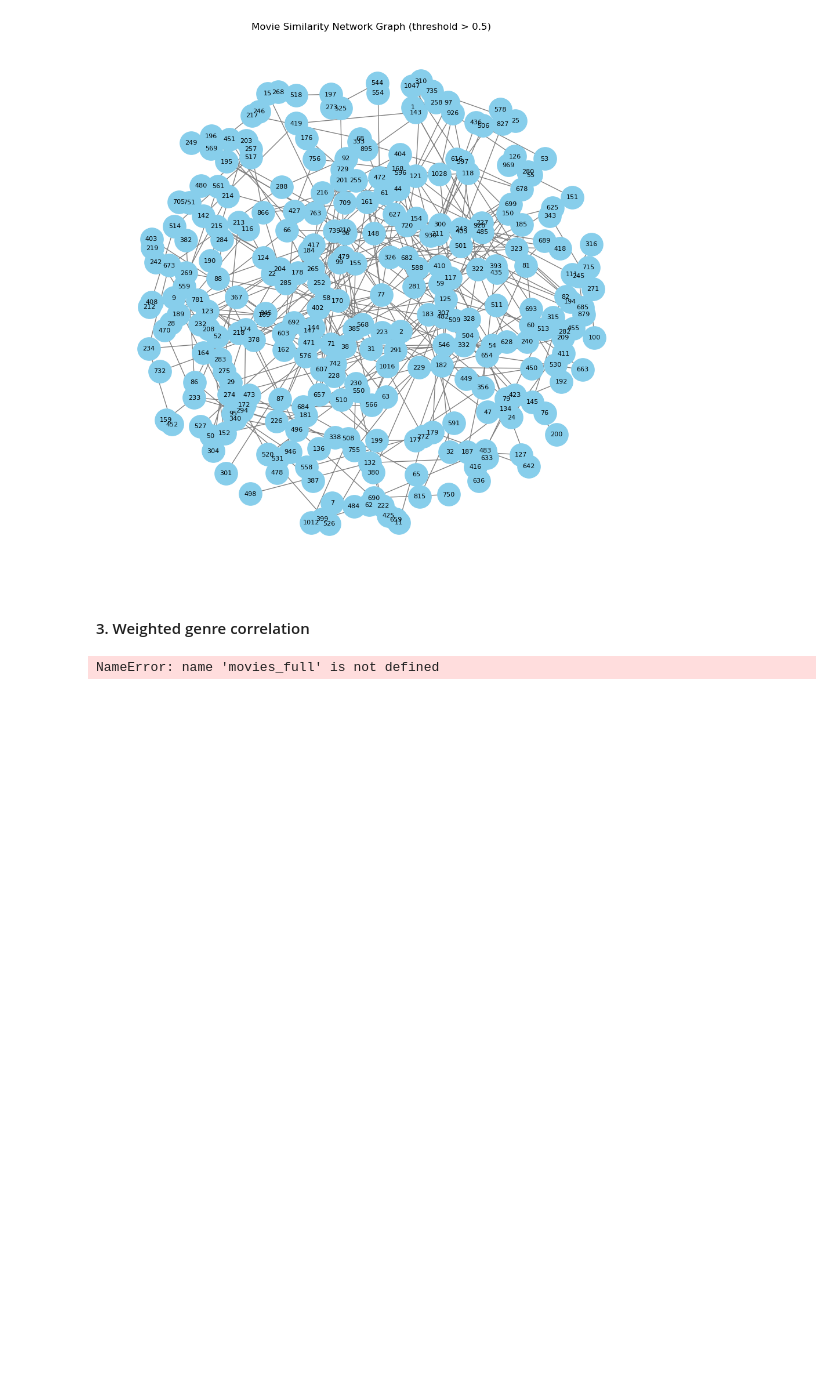
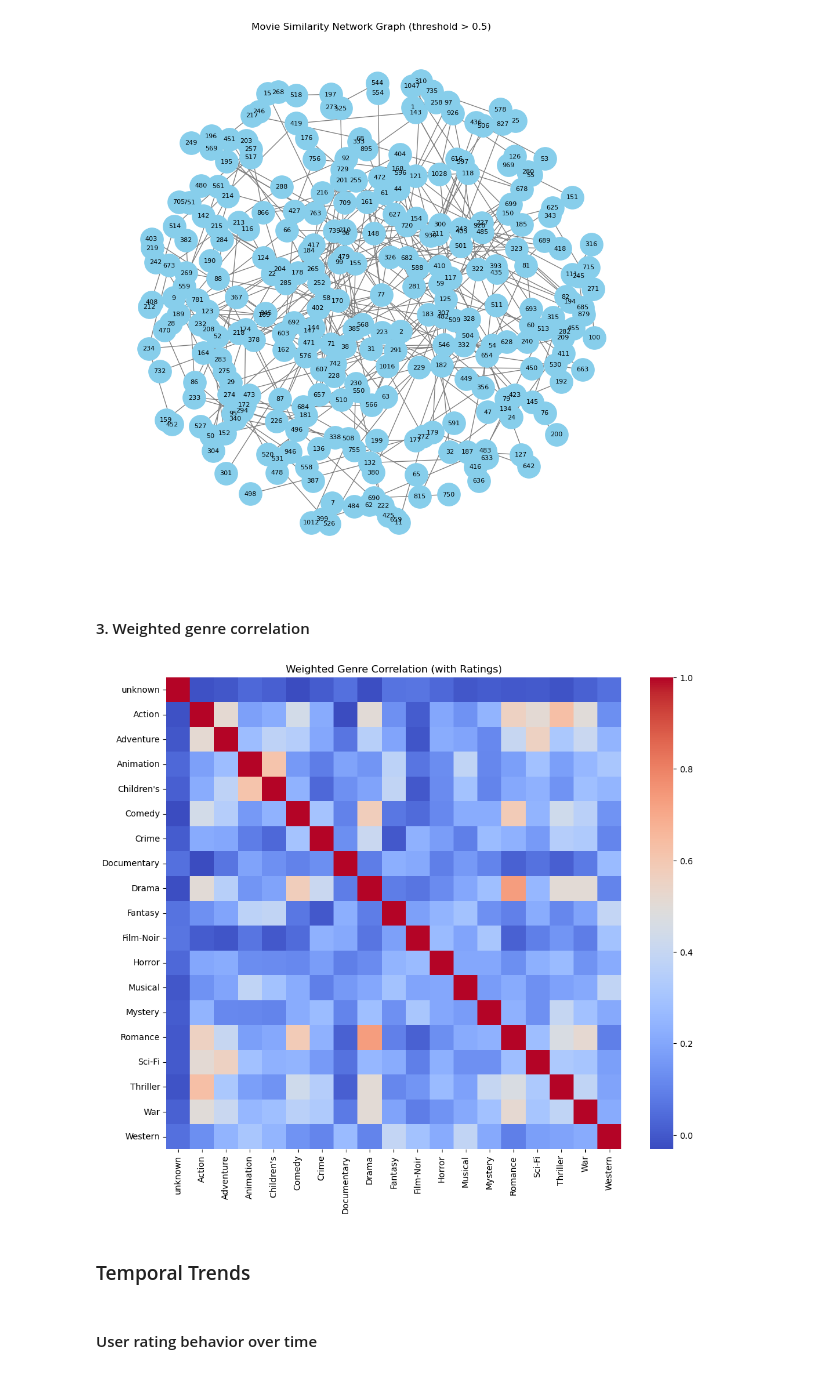
Before and after one commit to asimjamal/MovieLens-100K-Review-Analysis, a Jupyter notebook: MovieLens100k Analysis.ipynb, the cells around one changed output. Cells and saved outputs as stored; diff of their text form; code cells hidden in the pictures; blank space fills up the shorter version.

```diff
--- a/MovieLens100k Analysis.ipynb
+++ b/MovieLens100k Analysis.ipynb
@@ -510,31 +510,35 @@ plt.show()
 # %%
 # Merge genres with ratings
 genre_cols = [
     "unknown", "Action", "Adventure", "Animation", "Children's", "Comedy",
     "Crime", "Documentary", "Drama", "Fantasy", "Film-Noir", "Horror",
     "Musical", "Mystery", "Romance", "Sci-Fi", "Thriller", "War", "Western"
 ]
-movies_full = pd.read_csv("u.item", sep="|", encoding="latin-1", header=None)
+movies_full = pd.read_csv("ml-100k/u.item", sep="|", encoding="latin-1", header=None)
 movies_full = movies_full.iloc[:, :24]
 movies_full.columns = ["movie_id","title","release_date","video_release","imdb_url"] + genre_cols
 
 genre_ratings = ratings.merge(movies_full[["movie_id"] + genre_cols], on="movie_id")
 
 # Compute average rating per genre per user (instead of binary)
 weighted_genre = {}
 for genre in genre_cols:
     weighted_genre[genre] = genre_ratings.groupby("user_id").apply(
         lambda x: (x["rating"] * x[genre]).sum() / max(1, x[genre].sum())
     )
 
 user_genre_weighted = pd.DataFrame(weighted_genre)
 
 # Correlation between genres (weighted by ratings)
 genre_corr_weighted = user_genre_weighted.corr()
 
 plt.figure(figsize=(12,10))
 sns.heatmap(genre_corr_weighted, cmap="coolwarm", xticklabels=genre_cols, yticklabels=genre_cols)
 plt.title("Weighted Genre Correlation (with Ratings)")
 plt.show()
 # %% [output]
-NameError: name 'movies_full' is not defined
+[figure, added]
+# %% [markdown]
+### Temporal Trends
+# %% [markdown]
+#### User rating behavior over time
```
Also changed, not shown: parts of 5 cells of this notebook.
